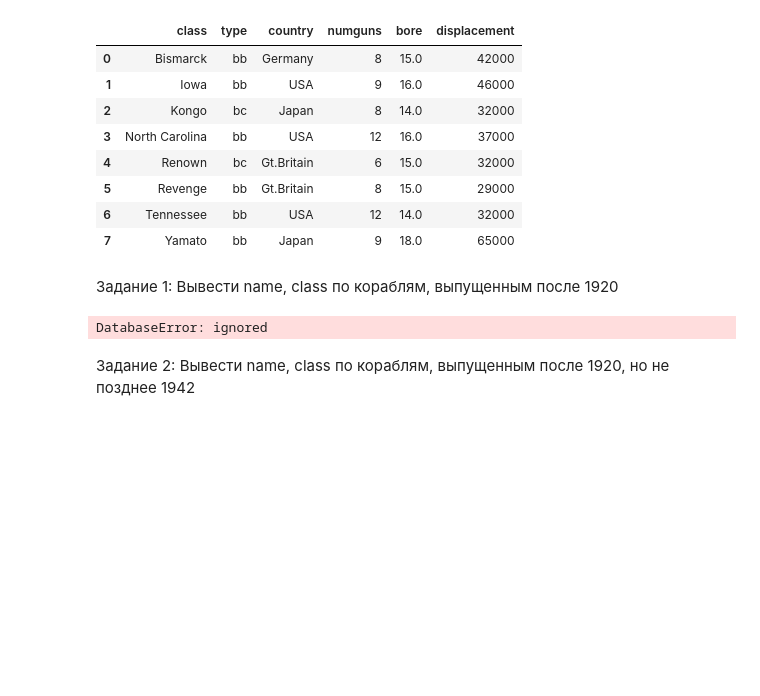
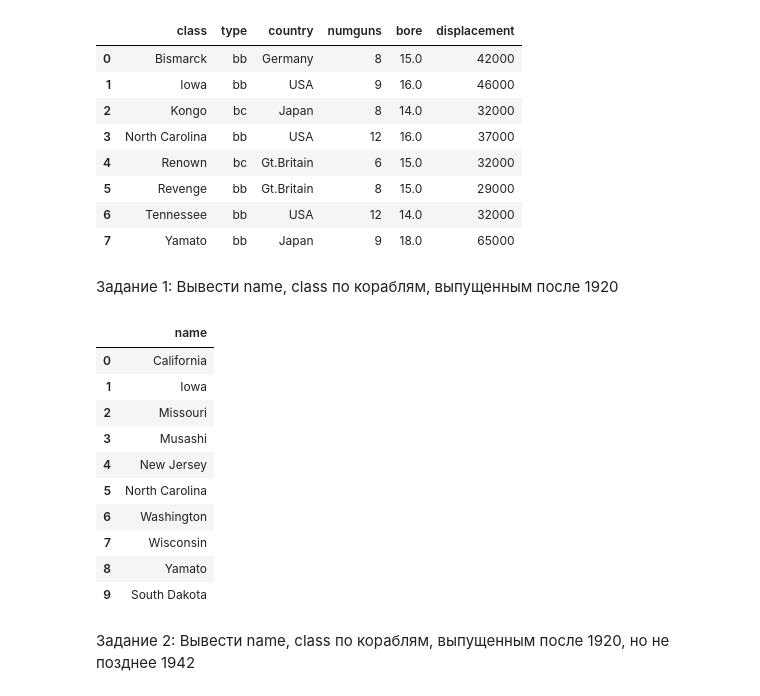
Before and after one commit to igorshelove/sqlhw, a Jupyter notebook: lesson2_homework.ipynb, the cells around one changed output. Saved outputs shown, nothing was run; the diff lists cells and outputs as text; code cells hidden in the pictures; blank space fills up the shorter version.

```diff
--- a/lesson2_homework.ipynb
+++ b/lesson2_homework.ipynb
@@ -83,11 +87,22 @@ pd.read_sql_query(request, conn)
 # %%
 #task1
 request = """
-
+select name from ships
+where launched >1920;
 """
 pd.read_sql_query(request, conn)
 # %% [output]
-DatabaseError: ignored
+|  | name |
+| 0 | California |
+| 1 | Iowa |
+| 2 | Missouri |
+| 3 | Musashi |
+| 4 | New Jersey |
+| 5 | North Carolina |
+| 6 | Washington |
+| 7 | Wisconsin |
+| 8 | Yamato |
+| 9 | South Dakota |
 # %% [markdown]
 Задание 2: Вывести name, class по кораблям, выпущенным после 1920, но не позднее 1942
 # %%
```
Also changed, not shown: parts of 16 cells of this notebook.
